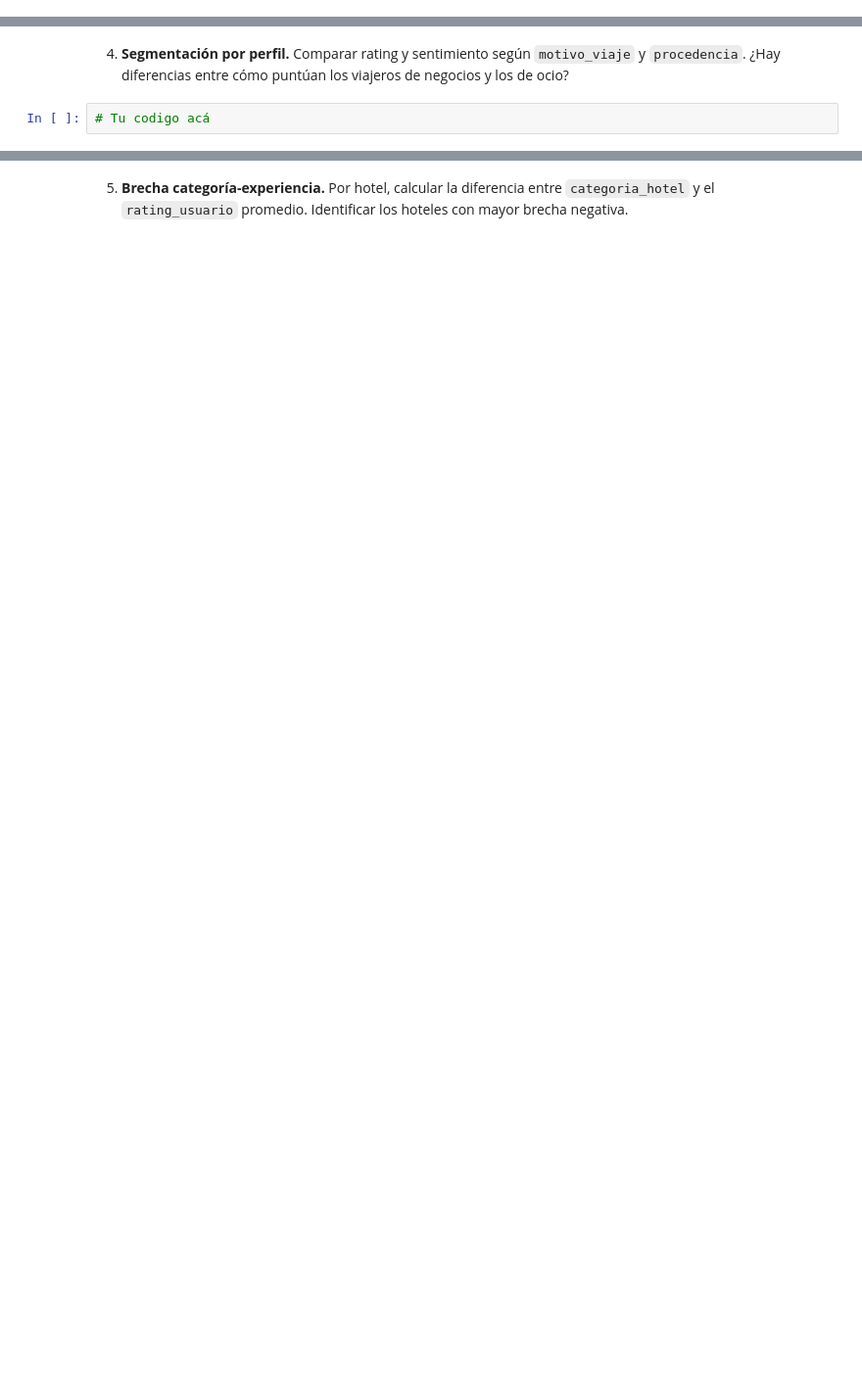
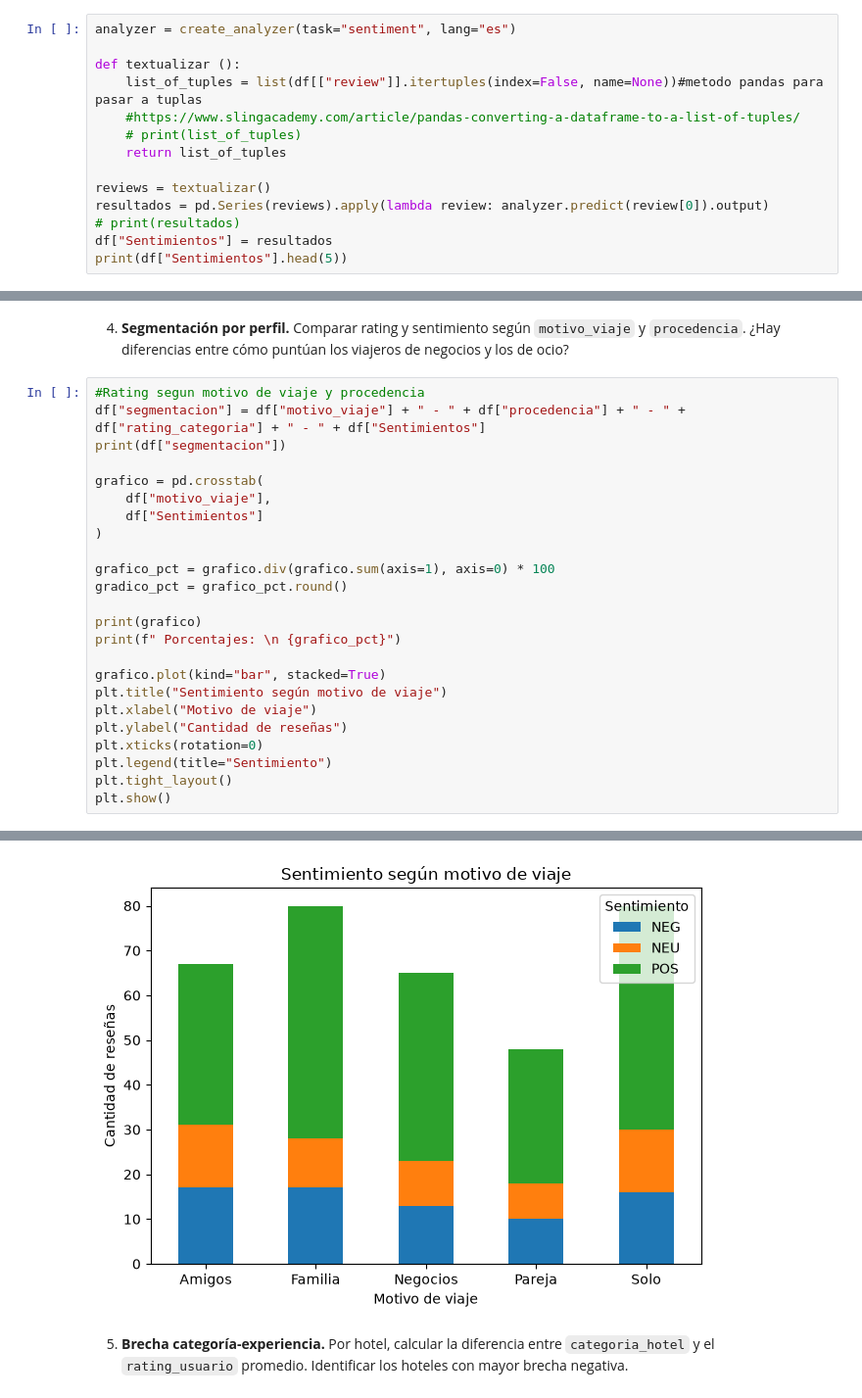
Before and after one commit to estebanler00/data-analysis-course, a Jupyter notebook: modulo-4-visualizacion/clase-19/ejercicio-integrador.ipynb, the cells around one changed output, grey strips where cells are left out. Shown at 98% size. Drawn from its saved outputs; the diff is of its cells as text; blank space fills up the shorter version.

```diff
--- a/modulo-4-visualizacion/clase-19/ejercicio-integrador.ipynb
+++ b/modulo-4-visualizacion/clase-19/ejercicio-integrador.ipynb
@@ -72,0 +53,14 @@ dtype: object
+# %%
+analyzer = create_analyzer(task="sentiment", lang="es")
+
+def textualizar ():
+    list_of_tuples = list(df[["review"]].itertuples(index=False, name=None))#metodo pandas para pasar a tuplas
+    #https://www.slingacademy.com/article/pandas-converting-a-dataframe-to-a-list-of-tuples/
+    # print(list_of_tuples)
+    return list_of_tuples
+
+reviews = textualizar()
+resultados = pd.Series(reviews).apply(lambda review: analyzer.predict(review[0]).output)
+# print(resultados)
+df["Sentimientos"] = resultados
+print(df["Sentimientos"].head(5))
@@ -95,4 +133,27 @@ Name: sentimiento, dtype: str
 # %% [markdown]
 4. **Segmentación por perfil.** Comparar rating y sentimiento según `motivo_viaje` y `procedencia`. ¿Hay diferencias entre cómo puntúan los viajeros de negocios y los de ocio?
 # %%
-# Tu codigo acá
+#Rating segun motivo de viaje y procedencia
+df["segmentacion"] = df["motivo_viaje"] + " - " + df["procedencia"] + " - " + df["rating_categoria"] + " - " + df["Sentimientos"]
+print(df["segmentacion"])
+
+grafico = pd.crosstab(
+    df["motivo_viaje"],
+    df["Sentimientos"]
+)
+
+grafico_pct = grafico.div(grafico.sum(axis=1), axis=0) * 100
+gradico_pct = grafico_pct.round()
+
+print(grafico)
+print(f" Porcentajes: \n {grafico_pct}")
+
+grafico.plot(kind="bar", stacked=True)
+plt.title("Sentimiento según motivo de viaje")
+plt.xlabel("Motivo de viaje")
+plt.ylabel("Cantidad de reseñas")
+plt.xticks(rotation=0)
+plt.legend(title="Sentimiento")
+plt.tight_layout()
+plt.show()
+# %% [output]
@@ -99,3 +177,4 @@ Name: sentimiento, dtype: str
+[figure, added]
 # %% [markdown]
 5. **Brecha categoría-experiencia.** Por hotel, calcular la diferencia entre `categoria_hotel` y el `rating_usuario` promedio. Identificar los hoteles con mayor brecha negativa.
 # %%
```
Also changed, not shown: parts of 9 cells of this notebook.
